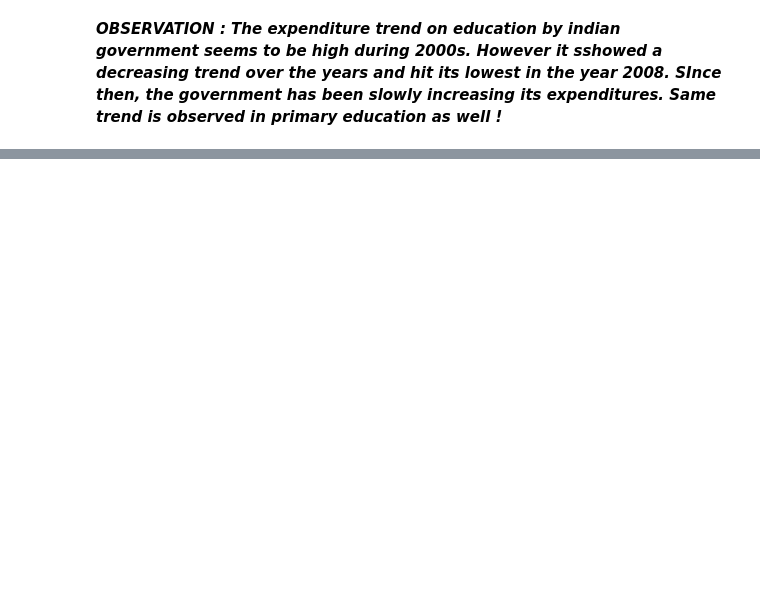
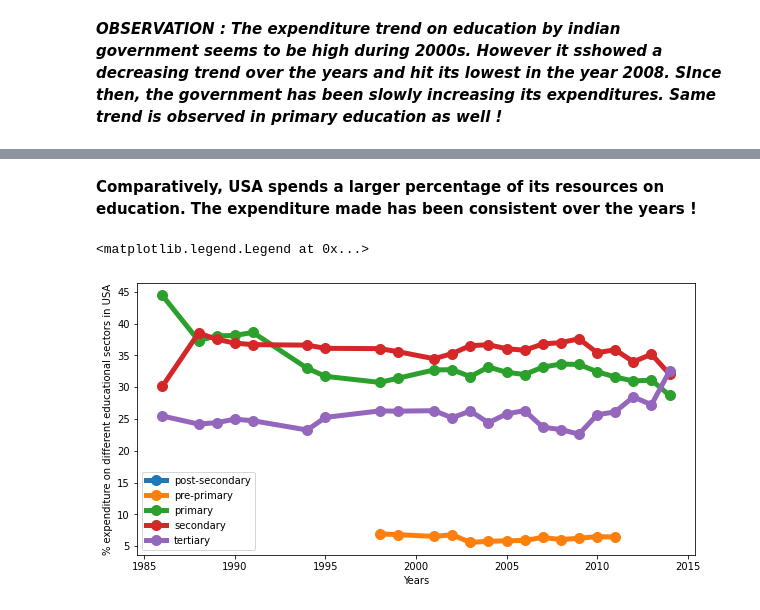
Before and after one commit to SmrutiRanjan27/worldbank-global-education-analysis, a Jupyter notebook: Smruti_Ranjan_WorldBank_Global_Education_Analysis.ipynb, the cells around one changed output, grey strips where cells are left out. Saved outputs shown, nothing was run; the diff lists cells and outputs as text; code cells hidden in the pictures; blank space fills up the shorter version.

```diff
--- a/Smruti_Ranjan_WorldBank_Global_Education_Analysis.ipynb
+++ b/Smruti_Ranjan_WorldBank_Global_Education_Analysis.ipynb
@@ -559,0 +601,26 @@ Text(0, 0.5, '% educational expenditure on primary education in world')
+# %% [markdown]
+**Comparatively, USA spends a larger percentage of its resources on education. The expenditure made has been consistent over the years !**
+# %%
+# Now lets see on which sector of education does USA government spends most of its expenditure on in various years
+params = [ 'Expenditure on post-secondary non-tertiary as % of government expenditure on education (%)',
+ 'Expenditure on pre-primary as % of government expenditure on education (%)',
+ 'Expenditure on primary as % of government expenditure on education (%)',
+ 'Expenditure on secondary as % of government expenditure on education (%)',
+ 'Expenditure on tertiary as % of government expenditure on education (%)']
+
+for param in params:
+  df = df_stats_us[df_stats_us['Indicator Name']==param]
+  df = df.dropna(axis=1)
+  cols2 = np.array(df.columns.values[4:],dtype=int)
+  args = np.argsort(cols2)
+  cols2 = cols2[args]
+  values2 = df.iloc[:,4:].values[0][args]
+  plt.plot(cols2,values2,'.-',label=param.split()[2],linewidth=5,markersize=20)
+
+plt.rcParams['figure.figsize'] = (10,5)
+plt.xlabel('Years')
+plt.ylabel('% expenditure on different educational sectors in USA')
+plt.legend(loc='best')
+# %% [output]
+<matplotlib.legend.Legend at 0x...>
+[figure, added]
```
Also changed, not shown: parts of 22 cells of this notebook.
